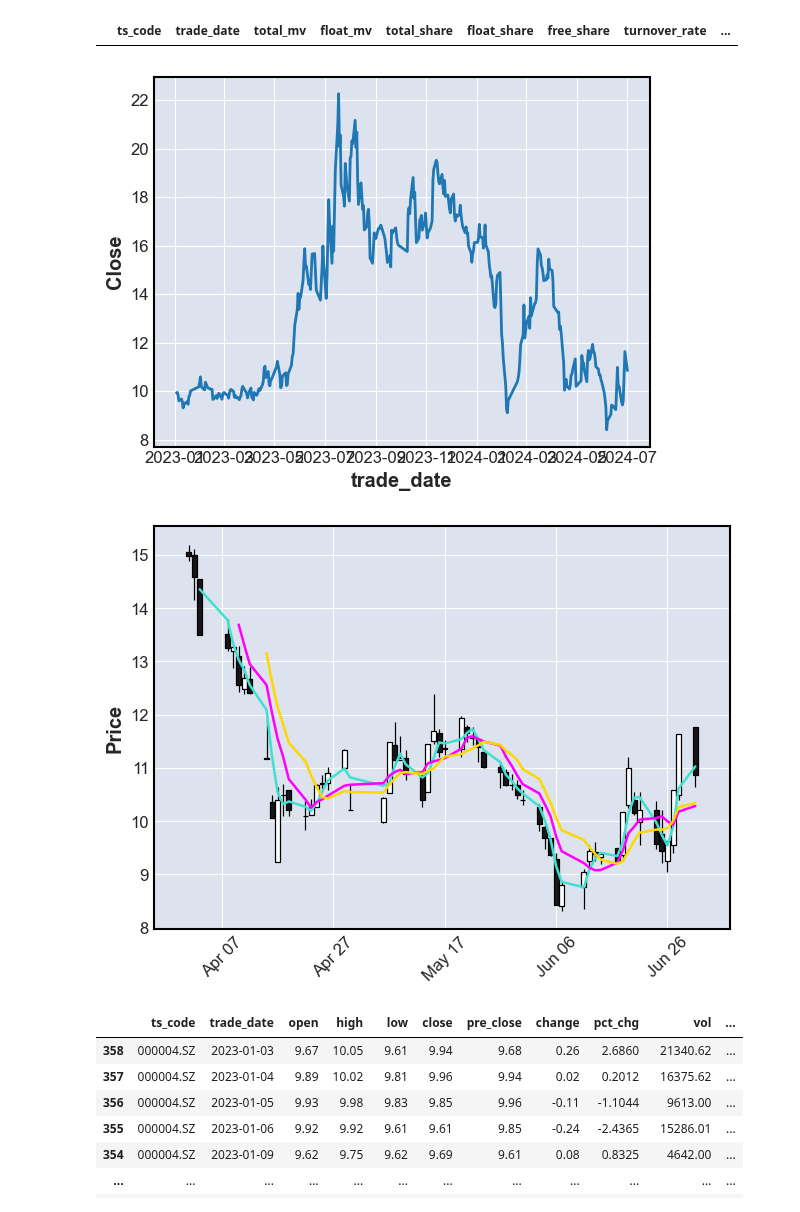
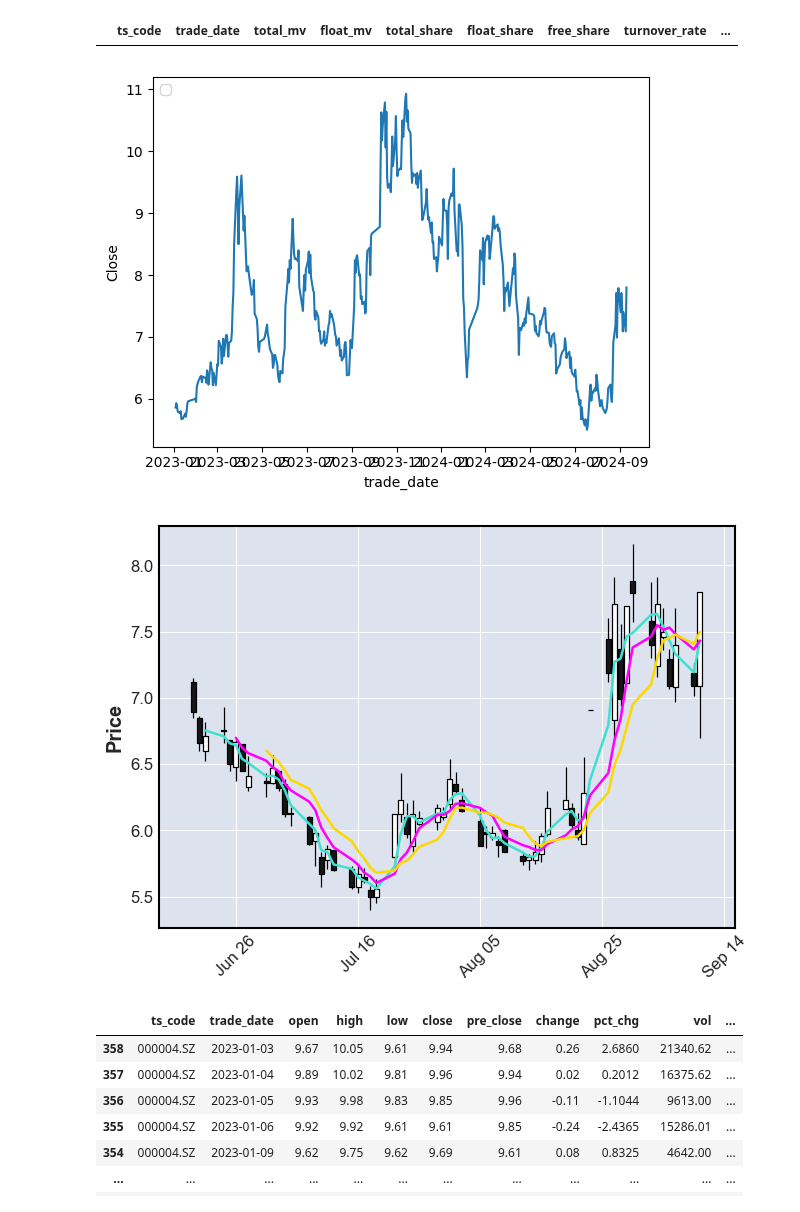
Before and after one commit to whgloveucq/jupyterfiles, a Jupyter notebook: OApractice/stock_study2023.ipynb, the cells around one changed output. Saved outputs shown, nothing was run; the diff lists cells and outputs as text; code cells hidden in the pictures.

```diff
--- a/OApractice/stock_study2023.ipynb
+++ b/OApractice/stock_study2023.ipynb
@@ -263,39 +257,39 @@ df_index_daily
 # %%
 #查看某只股票的区间变动情况--单只股票
 
-df_stock_detail=stock_daily('000004.SZ','20230101','20240701')
+df_stock_detail=stock_daily('000158.SZ','20230101','20240910')
 # 将日期转换为datetime格式
 # df_stock_detail['trade_date'] = df_stock_detail.to_datetime(df_stock_detail['trade_date'])
 df_stock_detail['trade_date']=pd.to_datetime(df_stock_detail['trade_date'])
 # tweets_df['Time'] = pd.to_datetime(tweets_df['Time'])
 # 按日期排序
 df_stock_detail = df_stock_detail.sort_values('trade_date')
 
 # 获取开盘价、最高价、最低价和收盘价，并创建一个新的DataFrame
 OHLC=pd.DataFrame({
 
  'Open': df_stock_detail['open'],
  'High': df_stock_detail['high'],
  'Low':df_stock_detail['low'],
  'Close': df_stock_detail['close']
  })
 # 创建K线图
 # OHLC.plot(kind='candle', figsize=(10, 5))
 # mpf.plot(OHLC,type='line')
 
 # 添加图例和标签
 # plt.legend(loc='upper left')
 
 # 绘制收盘价图形
 fig, ax = plt.subplots()
 ax.plot(df_stock_detail['trade_date'], df_stock_detail['close'])
 ax.set_xlabel('trade_date')
 ax.set_ylabel('Close')
 plt.legend(loc='upper left')
 plt.show()
 # df_stock_detail
 # %% [output]
-[figure, old version]
+[figure, new version]
 # %%
 #画K线图- 单只股票--mplfinance 画图
 OHLC=pd.DataFrame({
@@ -326,7 +320,7 @@ mpf.plot(data.tail(60), type='candle',mav=(3,6,9),show_nontrading=True)
 # # 显示图像
 # plt.show()
 # %% [output]
-[figure, old version]
+[figure, new version]
 # %%
 #画K线图- 单只股票--pyechart 画图
 OHLC=pd.DataFrame({
```
Also changed, not shown: parts of 11 cells of this notebook, 2 other files.
